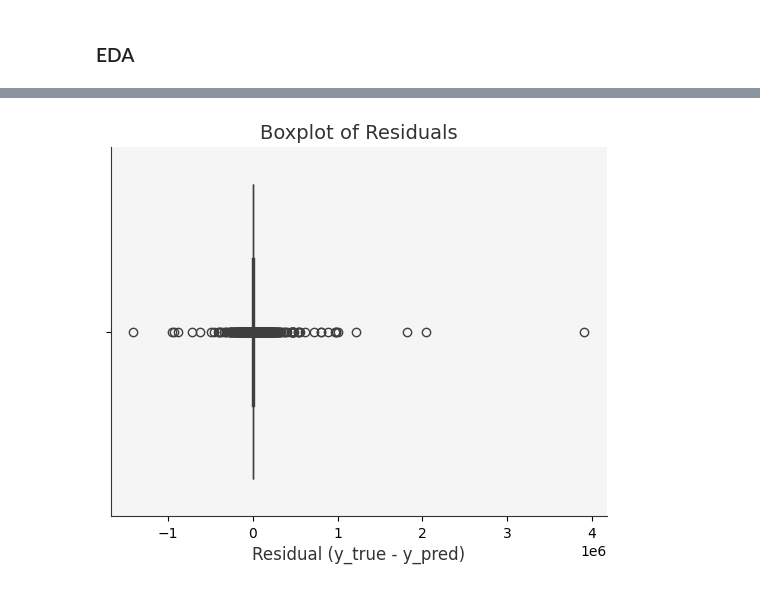
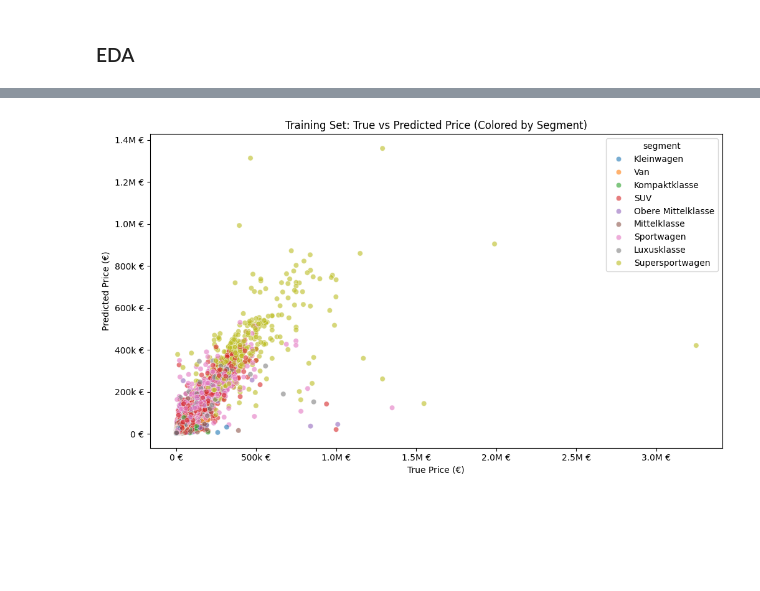
Before and after one commit to kiljos/data_mining, a Jupyter notebook: models/xgboost/all_fuel_types/xgboost_impute_all_fuel_types_segment_cross_valid.ipynb, the cells around one changed output, grey strips where cells are left out. Saved outputs shown, nothing was run; the diff lists cells and outputs as text; code cells hidden in the pictures; blank space fills up the shorter version.

```diff
--- a/models/xgboost/all_fuel_types/xgboost_impute_all_fuel_types_segment_cross_valid.ipynb
+++ b/models/xgboost/all_fuel_types/xgboost_impute_all_fuel_types_segment_cross_valid.ipynb
@@ -115,13 +102,30 @@ plt.show()
-# %%
-sns.boxplot(data=results, x = 'res')
-plt.title("Boxplot der Residuen")
-plt.xlabel("Residuum (y_true - y_pred)")
-sns.despine()
-plt.gca().patch.set_facecolor('#f5f5f5')
-plt.gca().spines['bottom'].set_color('#333')
-plt.gca().spines['left'].set_color('#333')
-plt.xlabel("Residual (y_true - y_pred)", fontsize=12, color='#333')
-plt.title("Boxplot of Residuals", fontsize=14, color='#333')
-plt.show()
-# %% [output]
-[figure, removed]
+# %%
+segment_df = pd.read_csv("../../../df_mit_segment.csv")
+X_train = X_train.merge(segment_df, on=["brand", "model"], how="left")
+X_test = X_test.merge(segment_df, on=["brand", "model"], how="left")
+# %%
+import matplotlib.pyplot as plt
+import matplotlib.ticker as mticker
+from matplotlib.lines import Line2D
+import seaborn as sns
+
+plt.figure(figsize=(10, 6))
+sns.scatterplot(x=y_train, y=y_pred, hue=X_train['segment'], palette='tab10', alpha=0.6, legend='full')
+plt.xlabel("True Price (€)")
+plt.ylabel("Predicted Price (€)")
+plt.title("Training Set: True vs Predicted Price (Colored by Segment)")
+plt.tight_layout()
+
+def thousands_formatter(x, pos):
+    if abs(x) >= 1_000_000:
+        return f"{x/1_000_000:.1f}M €"
+    elif abs(x) >= 1_000:
+        return f"{x/1_000:.0f}k €"
+    else:
+        return f"{int(x)} €"
+
+plt.gca().xaxis.set_major_formatter(mticker.FuncFormatter(thousands_formatter))
+plt.gca().yaxis.set_major_formatter(mticker.FuncFormatter(thousands_formatter))
+plt.show()
+# %% [output]
+[figure, added]
```
Also changed, not shown: parts of 6 cells of this notebook, 3 other files.
